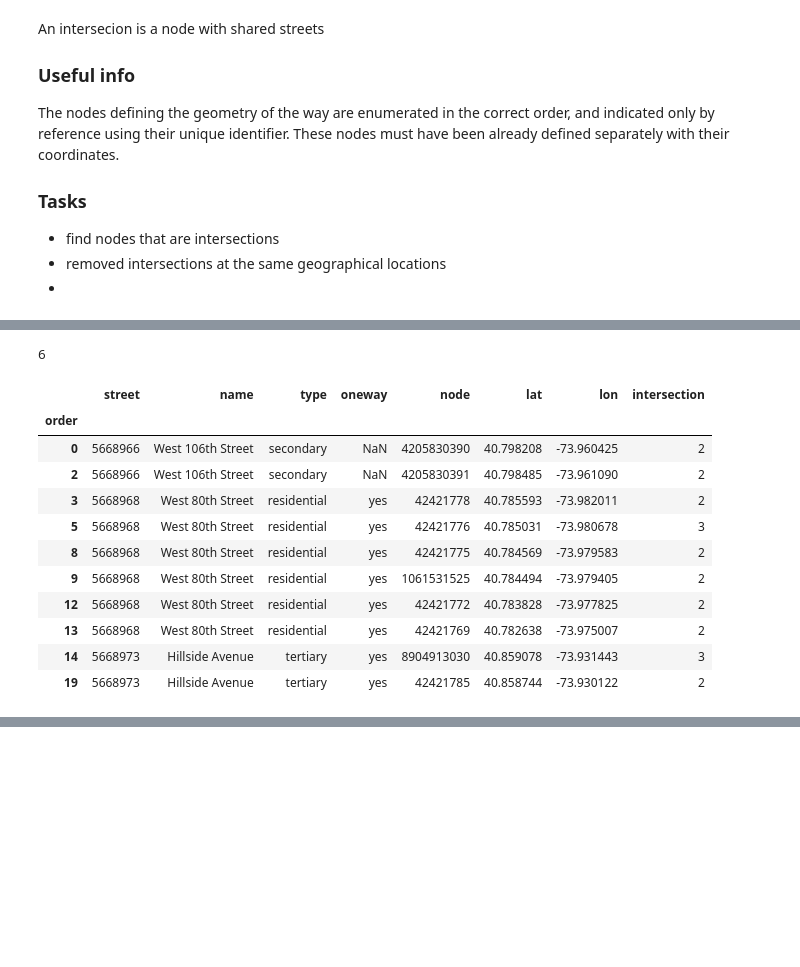
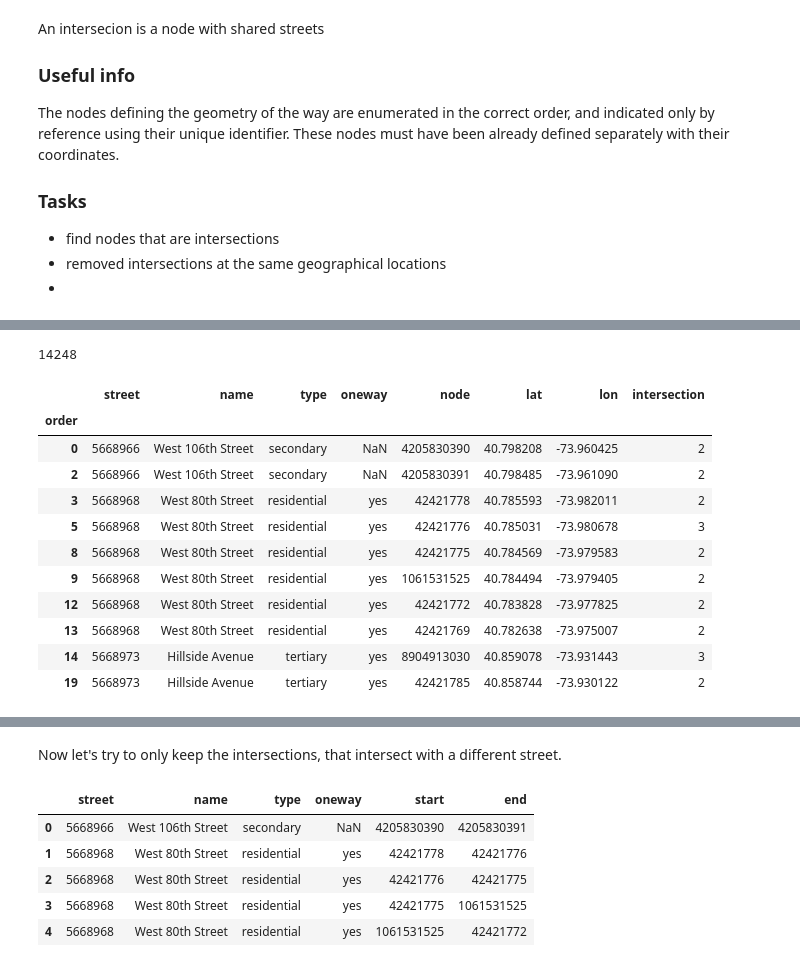
Before and after one commit to MrRobboWilliamson/ride-share, a Jupyter notebook: datasets/ProcessStreets.ipynb, the cells around one changed output, grey strips where cells are left out. Cells and saved outputs as stored; diff of their text form; code cells hidden in the pictures; blank space fills up the shorter version.

Commit message:
creating script to consolidate links

```diff
--- a/datasets/ProcessStreets.ipynb
+++ b/datasets/ProcessStreets.ipynb
@@ -30,6 +31,12 @@ The nodes defining the geometry of the way are enumerated in the correct order,
 # %%
 # get nodes that appear more than once - assume these are intersections
 node_counts = streets['node'].value_counts()
-inters = node_counts[node_counts.values > 1]
-len(inters)
+inters = node_counts[node_counts.values > 1].rename('count')
+# print(inters.head())
+
+# node geoms
+inter_df = streets.loc[:,['node','lat','lon']].join(inters,on=['node'],how='inner').set_index('node')
+inter_df = inter_df.drop_duplicates()
+print(inter_df.shape)
+inter_df.head()
 # %% [output]
@@ -39,13 +53,13 @@ len(inters)
 # of each street remaining
 street_links = streets.join(
     inters.rename("intersection"),how="inner",on=["node"]
-).rename_axis("order").sort_values(["street","order"])
+).rename_axis("order").sort_values(["street","order"])#.drop_duplicates()
 
 # sort by street and index to get the links
-print(max(street_links['intersection']))
+print(len(street_links))
 street_links.head(10)
 # %% [output]
-6
+14248
 |  | street | name | type | oneway | node | lat | lon | intersection |
 | order |  |  |  |  |  |  |  |  |
 | 0 | 5668966 | West 106th Street | secondary | NaN | 4205830390 | 40.798208 | -73.960425 | 2 |
@@ -84,2 +98,21 @@ viz.show()
 # %% [output]
 [interactive output not drawn]
+# %% [markdown]
+Now let's try to only keep the intersections, that intersect with a different street.
+# %%
+# First create edges from the street links
+def create_links(df):
+    link_start = df.iloc[:-1,:-3].rename(columns=dict(node='start'))
+    link_end = df.iloc[1:,4].rename('end')
+    link_start['end'] = link_end.values
+    return link_start
+
+edges = street_links.groupby(['street']).apply(create_links).reset_index(drop=True)
+edges.head()
+# %% [output]
+|  | street | name | type | oneway | start | end |
+| 0 | 5668966 | West 106th Street | secondary | NaN | 4205830390 | 4205830391 |
+| 1 | 5668968 | West 80th Street | residential | yes | 42421778 | 42421776 |
+| 2 | 5668968 | West 80th Street | residential | yes | 42421776 | 42421775 |
+| 3 | 5668968 | West 80th Street | residential | yes | 42421775 | 1061531525 |
+| 4 | 5668968 | West 80th Street | residential | yes | 1061531525 | 42421772 |
```
Also changed, not shown: parts of 10 cells of this notebook, 4 other files.
